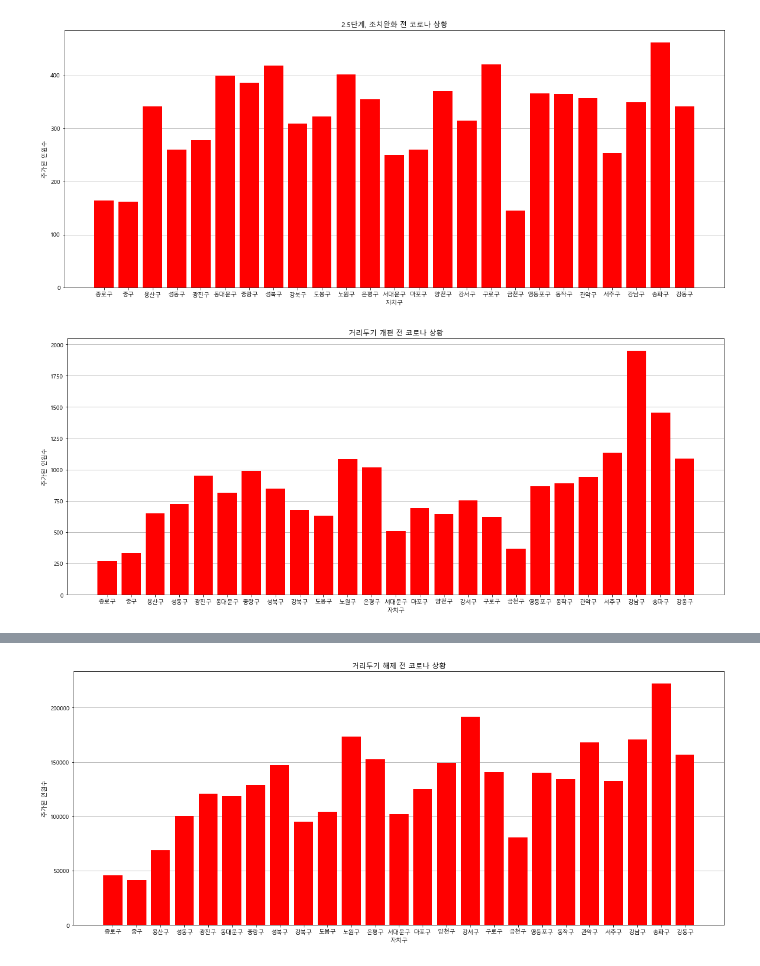
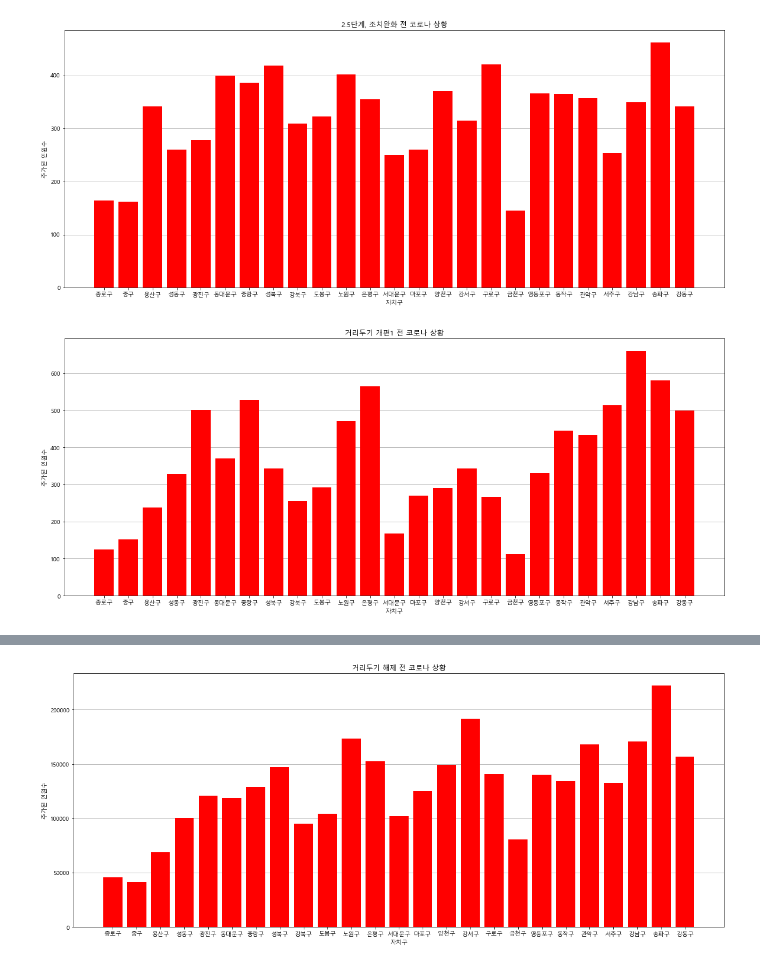
Before and after one commit to dmu-data-anal/data-analysis, a Jupyter notebook: 이은준/메로나.ipynb, the cells around one changed output, grey strips where cells are left out. Cells and saved outputs as stored; diff of their text form; code cells hidden in the pictures.

```diff
--- a/이은준/메로나.ipynb
+++ b/이은준/메로나.ipynb
@@ -273,34 +273,34 @@ plt.show()
 # %%
 import matplotlib.pyplot as plt
 import csv
 import pandas as pd
 import numpy  as np
 
 
-f = open('9. 거리두기 개편.csv')
+f = open('9. 거리두기 개편(1).csv')
 data = pd.read_csv(f)
 
 
 data[['종로구 추가','중구 추가','용산구 추가','성동구 추가','광진구 추가','동대문구 추가','중랑구 추가','성북구 추가','강북구 추가','도봉구 추가','노원구 추가','은평구 추가','서대문구 추가','마포구 추가','양천구 추가','강서구 추가','구로구 추가','금천구 추가','영등포구 추가','동작구 추가','관악구 추가','서추구 추가','강남구 추가','송파구 추가','강동구 추가']].sum()
 
 
 
 
 
 fig, ax = plt.subplots()
 fig.set_size_inches(20,8)
 
 plt.rc('font', family='Malgun Gothic')
 plt.rc('axes', unicode_minus=False)
 ax.set_axisbelow(True)
 ax.bar(['종로구','중구','용산구','성동구','광진구','동대문구','중랑구','성북구','강북구','도봉구','노원구','은평구','서대문구','마포구','양천구','강서구','구로구','금천구','영등포구','동작구','관악구','서추구','강남구','송파구','강동구']
     ,data[['종로구 추가','중구 추가','용산구 추가','성동구 추가','광진구 추가','동대문구 추가','중랑구 추가','성북구 추가','강북구 추가','도봉구 추가','노원구 추가','은평구 추가','서대문구 추가','마포구 추가','양천구 추가','강서구 추가','구로구 추가','금천구 추가','영등포구 추가','동작구 추가','관악구 추가','서추구 추가','강남구 추가','송파구 추가','강동구 추가']].sum()
     ,color='red',zorder=1)
 ax.grid(axis='y')
-ax.set_title("거리두기 개편 전 코로나 상황")
+ax.set_title("거리두기 개편1 전 코로나 상황")
 ax.set_xlabel("자치구")
 ax.set_ylabel("추가된 인원수")
-fig.savefig('9. 거리두기 개편.png', dpi=100, facecolor='white')
+fig.savefig('9. 거리두기 개편(1).png', dpi=100, facecolor='white')
 plt.show()
 # %% [output]
-[figure, old version]
+[figure, new version]
```
Also changed, not shown: parts of 3 cells of this notebook, 5 other files.
